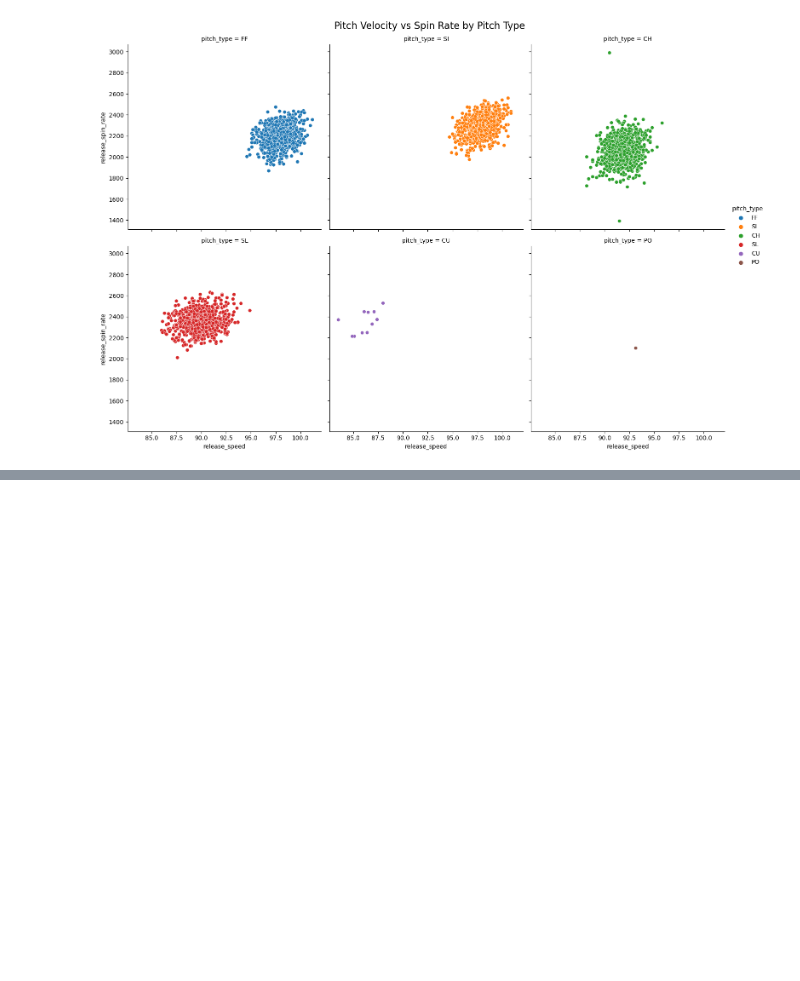
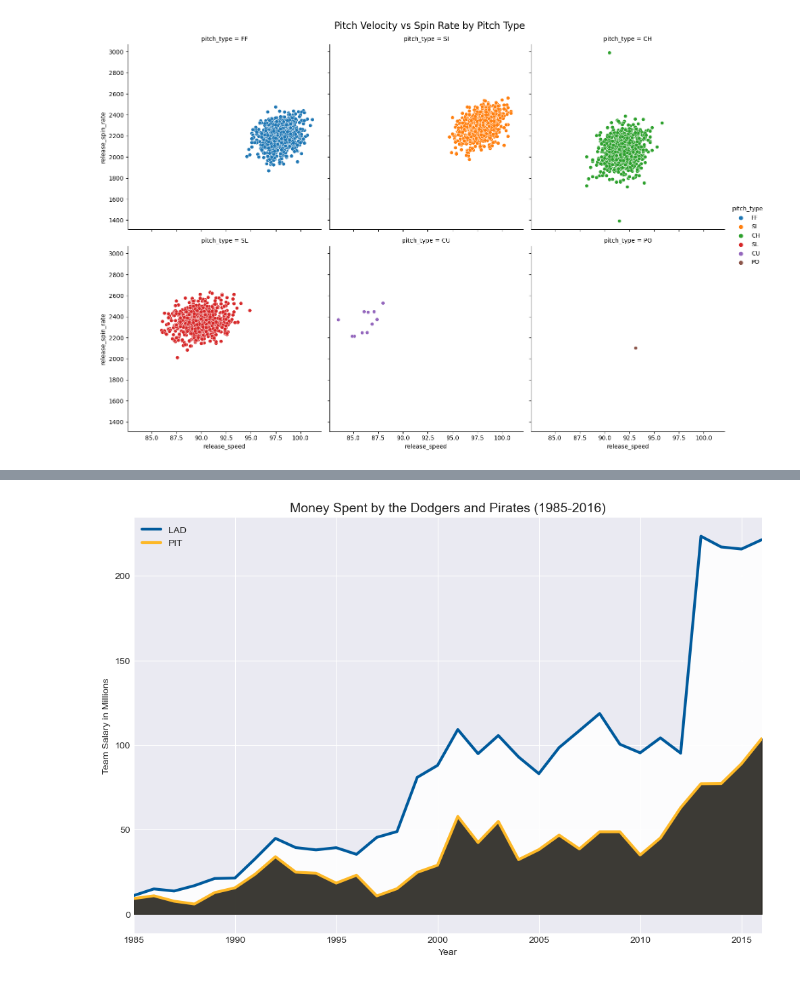
Before and after one commit to danielcho16/baseball_analytics, a Jupyter notebook: baseball_analytics.ipynb, the cells around one changed output, grey strips where cells are left out. Saved outputs shown, nothing was run; the diff lists cells and outputs as text; code cells hidden in the pictures; blank space fills up the shorter version.

```diff
--- a/baseball_analytics.ipynb
+++ b/baseball_analytics.ipynb
@@ -1106,0 +1185,25 @@ plt.suptitle('Pitch Velocity vs Spin Rate by Pitch Type',ha='center',y=1.02,font
+# %%
+# comparison plot of money spent by the Dodgers and the Pirates from 1985-2016
+salaries_teams_years = salaries.groupby(['teamID','yearID'],as_index=False).sum()
+lad = salaries_teams_years.loc[salaries_teams_years['teamID']=='LAN']
+pit = salaries_teams_years.loc[salaries_teams_years['teamID']=='PIT']
+
+fig, ax = plt.subplots(figsize=(12,8))
+ax.plot(lad['yearID'],lad['salary']/1000000,label='LAD',color='#005A9C',lw=3)
+ax.plot(pit['yearID'],pit['salary']/1000000,label='PIT',color='#FDB827',lw=3)
+
+line_1 = ax.get_lines()[0].get_xydata()
+line_2 = ax.get_lines()[1].get_xydata()
+
+x_1, y_1 = line_1[:,0], line_1[:,1]
+x_2, y_2 = line_2[:,0], line_2[:,1]
+ax.fill_between(x_1,y_1,color='#FFFFFF',alpha=0.9)
+ax.fill_between(x_2,y_2,color='#27251F',alpha=0.9)
+
+ax.set_xlabel('Year')
+ax.set_ylabel('Team Salary in Millions')
+ax.set_title('Money Spent by the Dodgers and Pirates (1985-2016)',fontsize=14)
+ax.set_xlim([1985,2016])
+ax.legend(loc='upper left');
+# %% [output]
+[figure, added]
```
Also changed, not shown: parts of 16 cells of this notebook, 1 other file.
